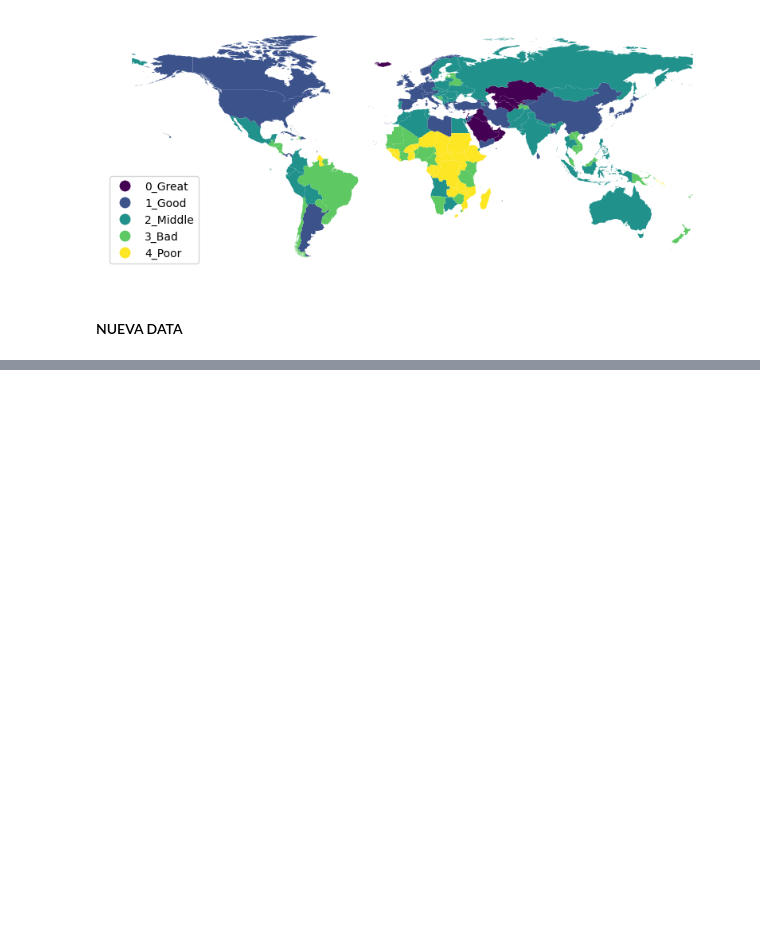
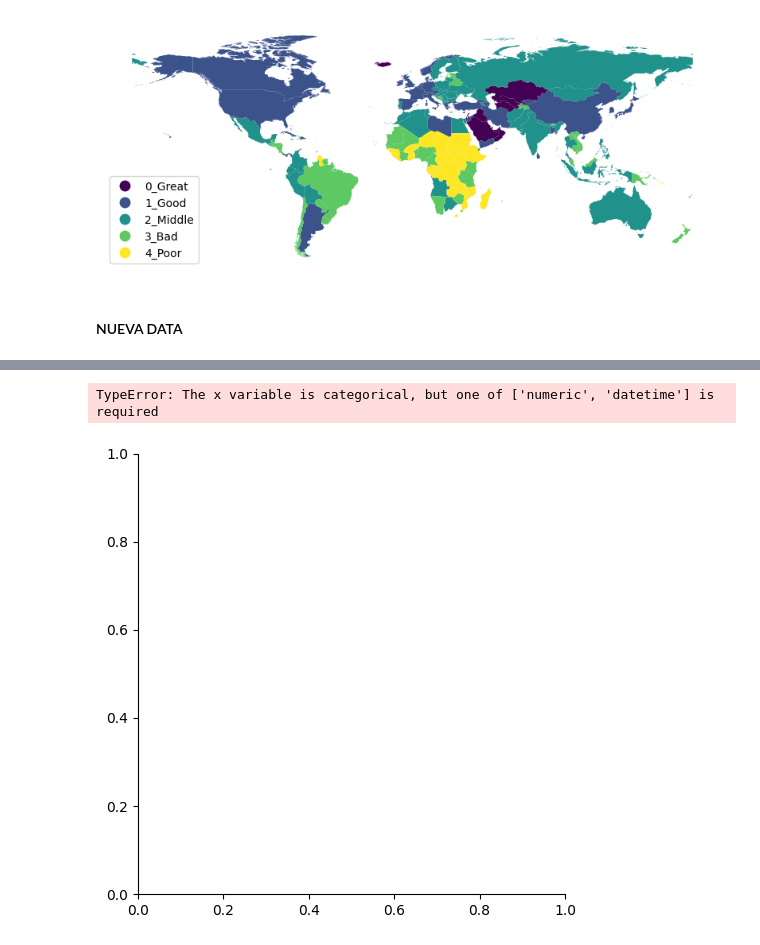
Before and after one commit to Controles-ICDE-Ochoa/Trabajo-Grupal-1, a Jupyter notebook: index.ipynb, the cells around one changed output, grey strips where cells are left out. Saved outputs shown, nothing was run; the diff lists cells and outputs as text; code cells hidden in the pictures; blank space fills up the shorter version.

```diff
--- a/index.ipynb
+++ b/index.ipynb
@@ -941,9 +938,0 @@ Applied processor reduces input query to empty string, all comparisons will have
-# %%
-data_nueva = data_nueva[~data_nueva['COUNTRY'].str.lower().str.startswith('East')]
-data_nueva = data_nueva[~data_nueva['COUNTRY'].str.lower().str.startswith('Middle')]
-data_nueva = data_nueva[~data_nueva['COUNTRY'].str.lower().str.startswith('Sub-Saharan')]
-data_nueva = data_nueva[~data_nueva['COUNTRY'].str.lower().str.startswith('IDA')]
-data_nueva = data_nueva[~data_nueva['COUNTRY'].str.lower().str.startswith('Europe')]
-data_nueva = data_nueva[data_nueva['COUNTRY'].notna() & (data_nueva['COUNTRY'] != '')]
-data_nueva = data_nueva[data_nueva['2019 [YR2019]'].notna() & (data_nueva['2019 [YR2019]'] != '')]
-data_nueva
@@ -985,0 +939,9 @@ onlyMapAndData=set(theMapAndData.COUNTRY)- set(data_nueva.COUNTRY)
+# %%
+#cambiar datos de grupo a mano
+theMapAndData[theMapAndData.COUNTRY.str.contains('LAO|SWA|KOR')]
+manualChanges={'CZECH REPUBLIC':'Czechia','KOREA (THE REPUBLIC OF)':"Korea, Rep.",'SLOVAKIA':'Slovak Republic', 'IVORY COAST':"Cote d'Ivoire", 'CAPE VERDE':'Cabo Verde'}
+theMapAndData.replace(to_replace={'COUNTRY':manualChanges},inplace=True)
+# %%
+Merge_nuevo=theMapAndData.merge(data_nueva,left_on='COUNTRY', right_on='COUNTRY')
+Merge_nuevo.drop(columns=['COUNTRY'],inplace=True)
+Merge_nuevo.info()
@@ -985,0 +966,2 @@ onlyMapAndData=set(theMapAndData.COUNTRY)- set(data_nueva.COUNTRY)
+# %%
+DataNames=['fragility', 'co2', 'ForestRev_gdp','GDP']
@@ -985,0 +984,9 @@ onlyMapAndData=set(theMapAndData.COUNTRY)- set(data_nueva.COUNTRY)
+# %%
+!pip install seaborn
+import seaborn as sns
+import matplotlib.pyplot as plt
+
+sns.displot(pd.melt(Merge_nuevo[DataNames]),
+            x="value", hue="variable",kind="kde",
+            log_scale=(False,False))
+# %% [output]
@@ -985,0 +1009,2 @@ onlyMapAndData=set(theMapAndData.COUNTRY)- set(data_nueva.COUNTRY)
+TypeError: The x variable is categorical, but one of ['numeric', 'datetime'] is required
+[figure, added]
```
Also changed, not shown: parts of 15 cells of this notebook, 1 other file.
